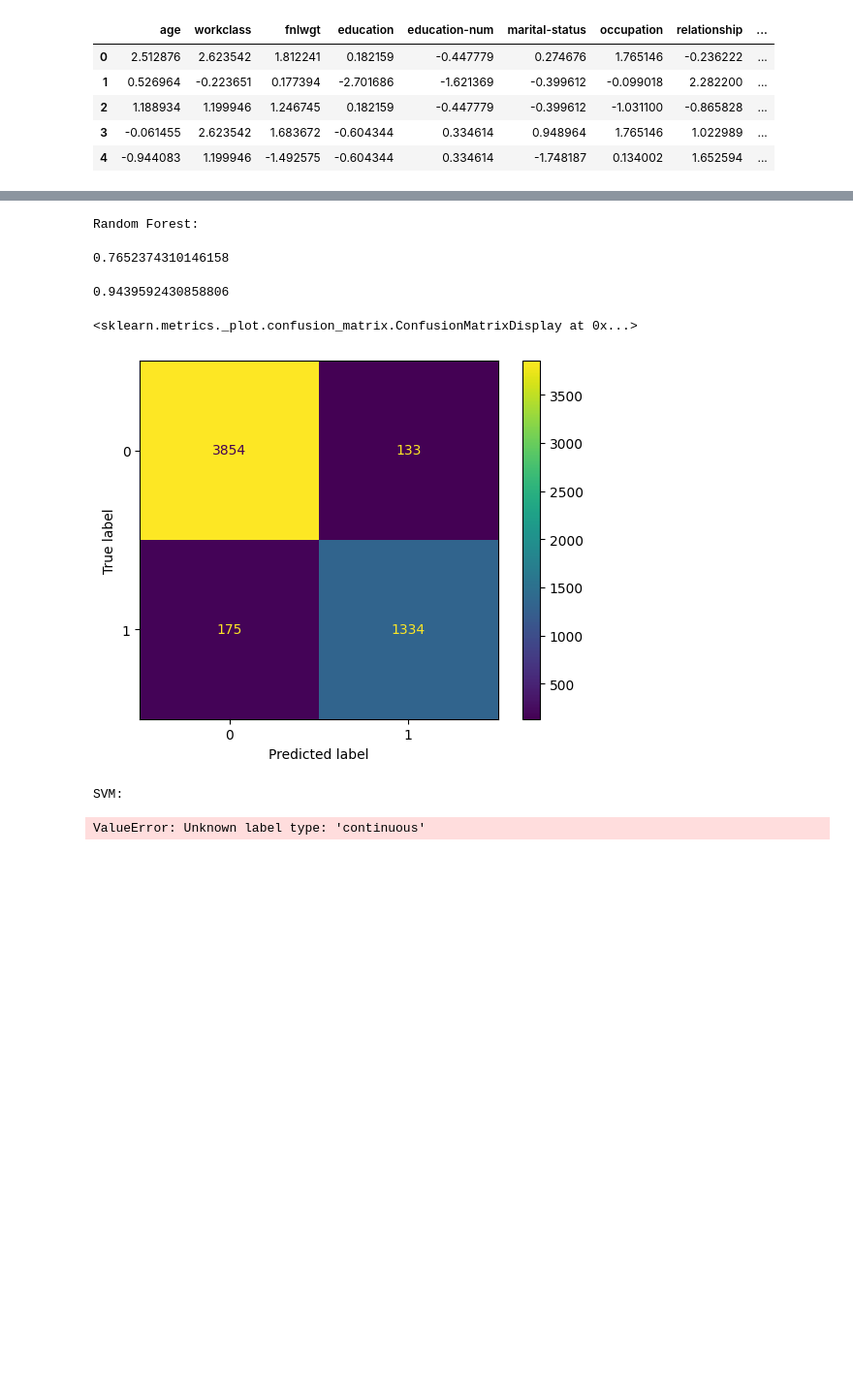
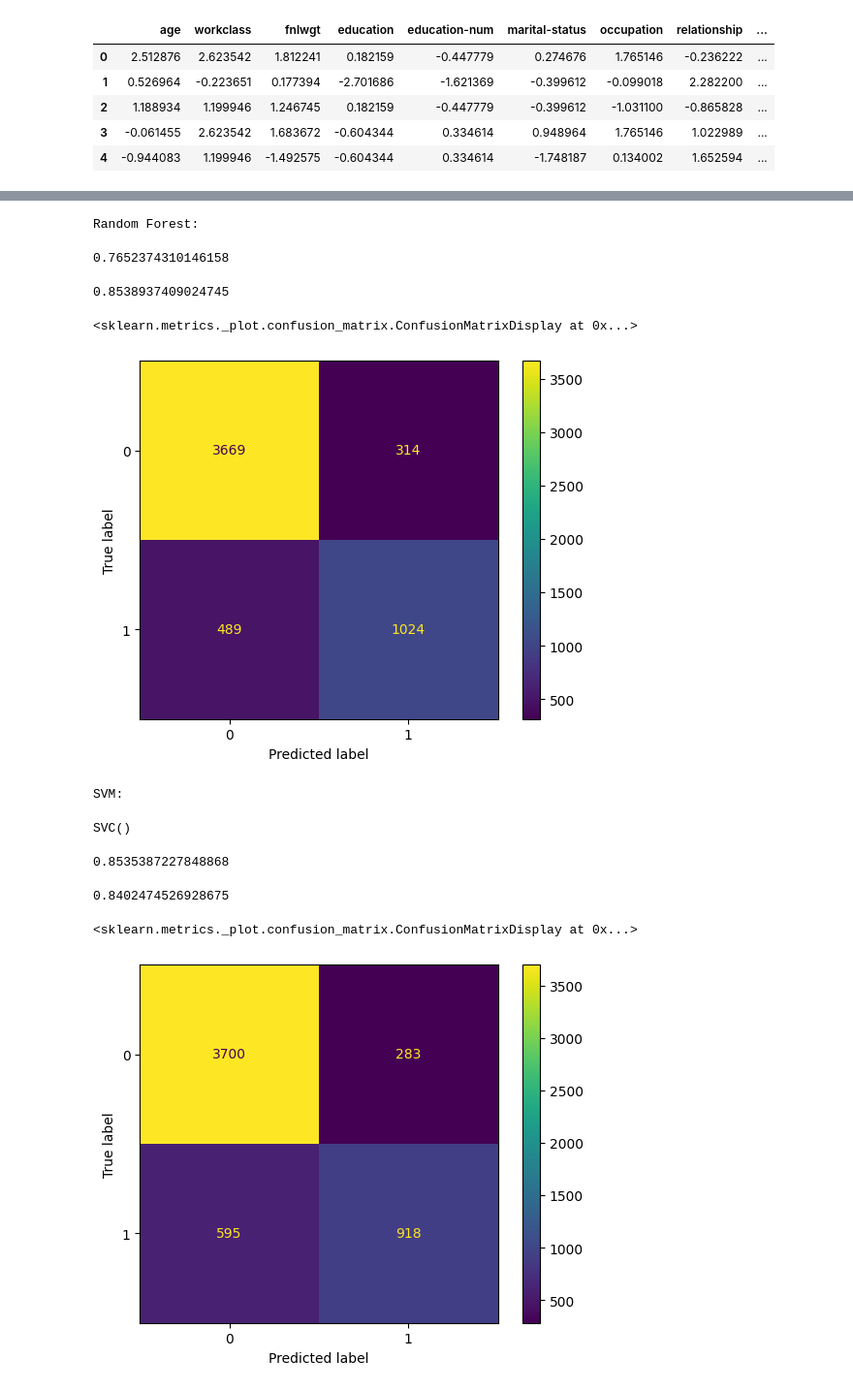
Before and after one commit to TommyRoy776/381-ML-HW1-, a Jupyter notebook: 381 hw1.ipynb, the cells around one changed output, grey strips where cells are left out. Shown at 97% size. Drawn from its saved outputs; the diff is of its cells as text; code cells hidden in the pictures; blank space fills up the shorter version.

```diff
--- a/381 hw1.ipynb
+++ b/381 hw1.ipynb
@@ -12,12 +12,12 @@ census_column_names=['age','workclass','fnlwgt','education','education-num',
                       'capital-gain','capital-loss','hours-per-week','native-country',
                       'annual-income']
 CENSUS_FILE = './census_dataset.csv'
-dataFile = pd.read_csv(CENSUS_FILE,names=census_column_names)
+org_dataFile = pd.read_csv(CENSUS_FILE,names=census_column_names)
 #number of features & type of features
-dataFile.info()
+org_dataFile.info()
 #Classes
-dataFile['annual-income'].value_counts()
-dataFile['annual-income'].value_counts()/len(dataFile)
+org_dataFile['annual-income'].value_counts()
+org_dataFile['annual-income'].value_counts()/len(dataFile)
 print("Not balanced")
 #undersampling ??
 #df2 = dataFile.copy()
@@ -29,7 +29,7 @@ def labelizedString(df2):
             df2[column_name] = le.fit_transform(df2[column_name])
         else:
             pass
-
+dataFile = org_dataFile.copy()
 labelizedString(dataFile)
 #Standardize
 ss = preprocessing.StandardScaler()
@@ -69,34 +69,28 @@ Not balanced
 # %%
 #part0(2)
 from sklearn.model_selection import StratifiedShuffleSplit
-'''
-split = StratifiedShuffleSplit(n_splits=1, test_size=0.4, random_state=23721266)
-for train_index, test_valid_index in split.split(dataFile, dataFile['annual-income']):
-    train_set = dataFile.iloc[train_index]
-    test_valid_set = dataFile.iloc[test_valid_index]
-
-split2 = StratifiedShuffleSplit(n_splits=1, test_size=0.5, random_state=23721266)
-for test_index, valid_index in split2.split(test_valid_set, test_valid_set['annual-income']):
-    test_set = test_valid_set.iloc[test_index]
-    valid_set = test_valid_set.iloc[valid_index]
-'''
+from sklearn.compose import ColumnTransformer
 
 def MySplit(n_splits,test_size,df):
   split = StratifiedShuffleSplit(n_splits=n_splits, test_size=test_size, random_state=23721266)
   for train_index, test_valid_index in split.split(df, df['annual-income']):
-     set1 = dataFile.iloc[train_index]
-     set2 = dataFile.iloc[test_valid_index]
+     set1 = df.iloc[train_index]
+     set2 = df.iloc[test_valid_index]
      return set1,set2
 
+# stratified split 60%/20%/20%
 train_set,test_valid_set = MySplit(1,0.4,dataFile)
 test_set,valid_set = MySplit(1,0.5,test_valid_set)
 
 print(train_set['annual-income'].value_counts()/len(train_set))
 print(test_set['annual-income'].value_counts()/len(test_set))
+
 def myStd(df):
     ss = preprocessing.StandardScaler()
     df_scaled = pd.DataFrame(ss.fit_transform(df),columns = df.columns)
     return df_scaled
+
+
 train_set.head()
 std_train_set = myStd(train_set)
 std_test_set = myStd(test_set)
@@ -178,33 +171,37 @@ plt.show()
 # %% [output]
 Random Forest:
 0.7652374310146158
-0.9439592430858806
+0.8538937409024745
 <sklearn.metrics._plot.confusion_matrix.ConfusionMatrixDisplay at 0x...>
-[figure, old version]
+[figure, new version]
 # %%
 #Support Vector Machine (SVM)
 print("SVM:")
 std_X_train = std_train_set.drop('annual-income',axis=1)
-std_Y_train = std_train_set['annual-income']
+std_Y_train = train_set['annual-income']
 std_X_test = std_test_set.drop('annual-income',axis=1)
-std_Y_test = std_test_set['annual-income']
+std_Y_test = test_set['annual-income']
 
 svc_model = svm.SVC()
 svc_model.fit(std_X_train,std_Y_train)
 svc_Y_pred_train = svc_model.predict(std_X_train)
 accuracy_score(std_Y_train,svc_Y_pred_train)
 
 svc_Y_pred_test = svc_model.predict(std_X_test)
 accuracy_score(std_Y_test,svc_Y_pred_test)
 
 svc_cm = confusion_matrix(std_Y_test,svc_Y_pred_test)
 svc_disp =ConfusionMatrixDisplay(confusion_matrix=svc_cm,
                             display_labels=svc_model.classes_)
 svc_disp.plot()
 plt.show()
 # %% [output]
 SVM:
-ValueError: Unknown label type: 'continuous'
+SVC()
+0.8535387227848868
+0.8402474526928675
+<sklearn.metrics._plot.confusion_matrix.ConfusionMatrixDisplay at 0x...>
+[figure, added]
 # %%
 #part1 (2)
 
```
Also changed, not shown: parts of 3 cells of this notebook.
